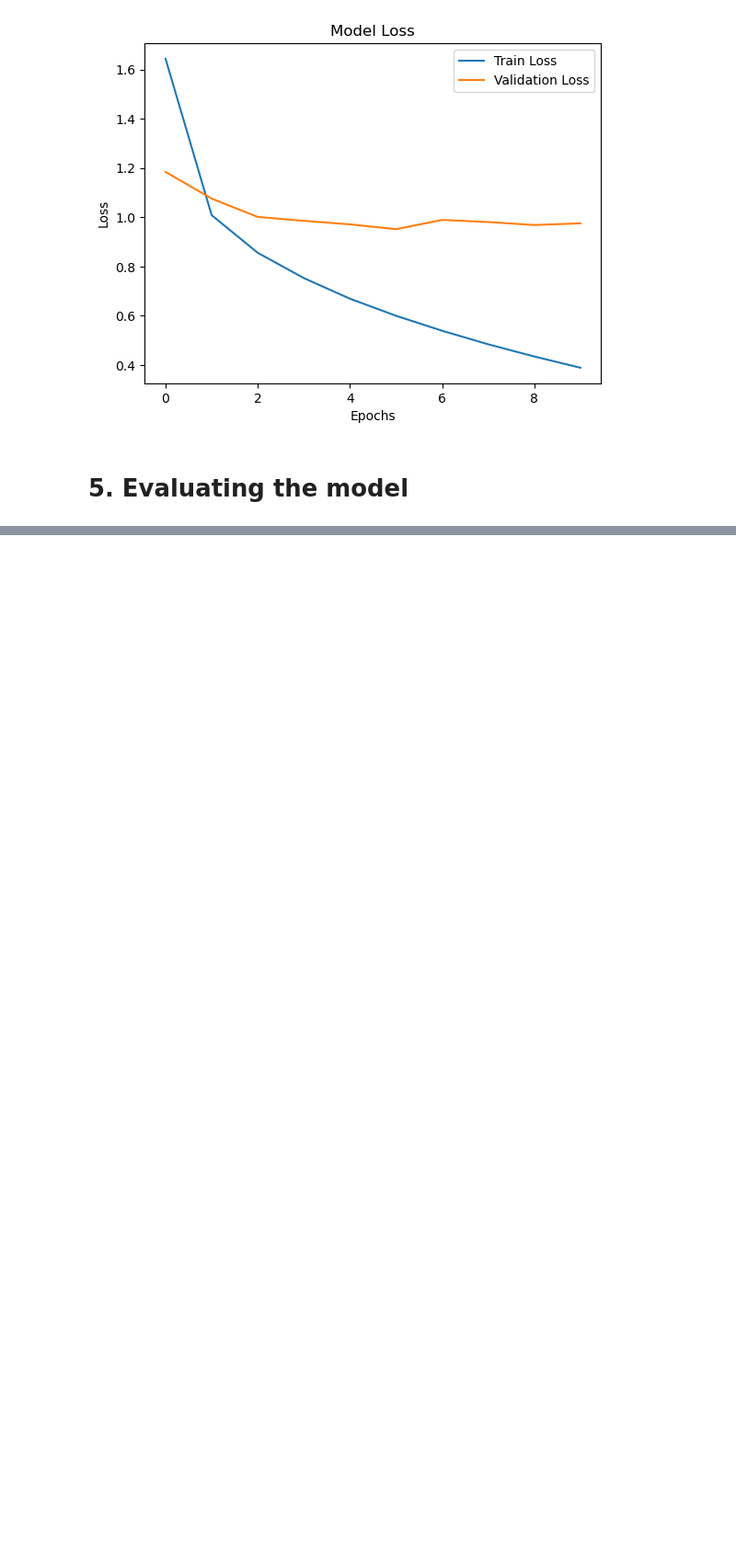
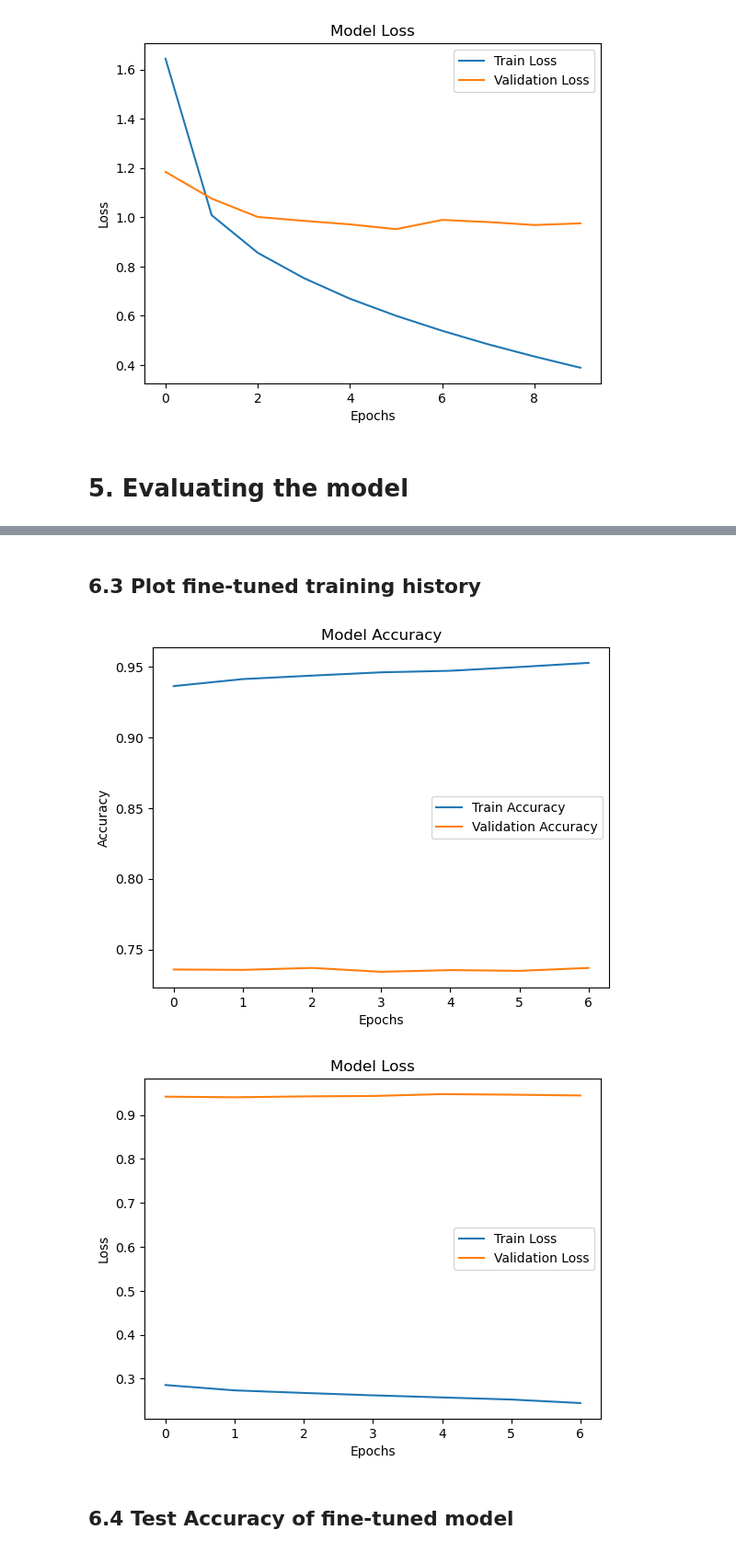
Before and after one commit to devanshkp/ai-mushroom-classifier, a Jupyter notebook: mushroom_classification.ipynb, the cells around one changed output, grey strips where cells are left out. Shown at 92% size. Drawn from its saved outputs; the diff is of its cells as text; code cells hidden in the pictures; blank space fills up the shorter version.

Commit message:
fine tuning training

```diff
--- a/mushroom_classification.ipynb
+++ b/mushroom_classification.ipynb
@@ -217,0 +281,16 @@ NameError: name 'model' is not defined
+# %%
+# Unfreezing the top layers of MobileNetV2
+base_model.trainable = True
+
+# Fine-tuning from layer 120
+fine_tune_at = 120
+
+for layer in base_model.layers[:fine_tune_at]:
+    layer.trainable = False
+
+# Re-compiling the model with a lower learning rate
+model.compile(
+    optimizer=tf.keras.optimizers.Adam(learning_rate=1e-5),
+    loss='sparse_categorical_crossentropy',
+    metrics=['accuracy']
+)
@@ -217,0 +299,8 @@ NameError: name 'model' is not defined
+# %%
+# Fine-tuning training
+fine_tuned_history = model.fit(
+    train_dataset,
+    epochs=20,
+    validation_data=val_dataset,
+    callbacks=[early_stopping, reduce_lr]
+)
@@ -217,0 +325,27 @@ NameError: name 'model' is not defined
+# %% [markdown]
+## 6.3 Plot fine-tuned training history
+# %%
+import matplotlib.pyplot as plt
+
+# Plot the training and validation accuracy
+plt.plot(fine_tuned_history.history['accuracy'], label='Train Accuracy')
+plt.plot(fine_tuned_history.history['val_accuracy'], label='Validation Accuracy')
+plt.title('Model Accuracy')
+plt.xlabel('Epochs')
+plt.ylabel('Accuracy')
+plt.legend()
+plt.show()
+
+# Plot the training and validation loss
+plt.plot(fine_tuned_history.history['loss'], label='Train Loss')
+plt.plot(fine_tuned_history.history['val_loss'], label='Validation Loss')
+plt.title('Model Loss')
+plt.xlabel('Epochs')
+plt.ylabel('Loss')
+plt.legend()
+plt.show()
+# %% [output]
+[figure, added]
+[figure, added]
+# %% [markdown]
+## 6.4 Test Accuracy of fine-tuned model
```
Also changed, not shown: parts of 19 cells of this notebook, 2 other files.
